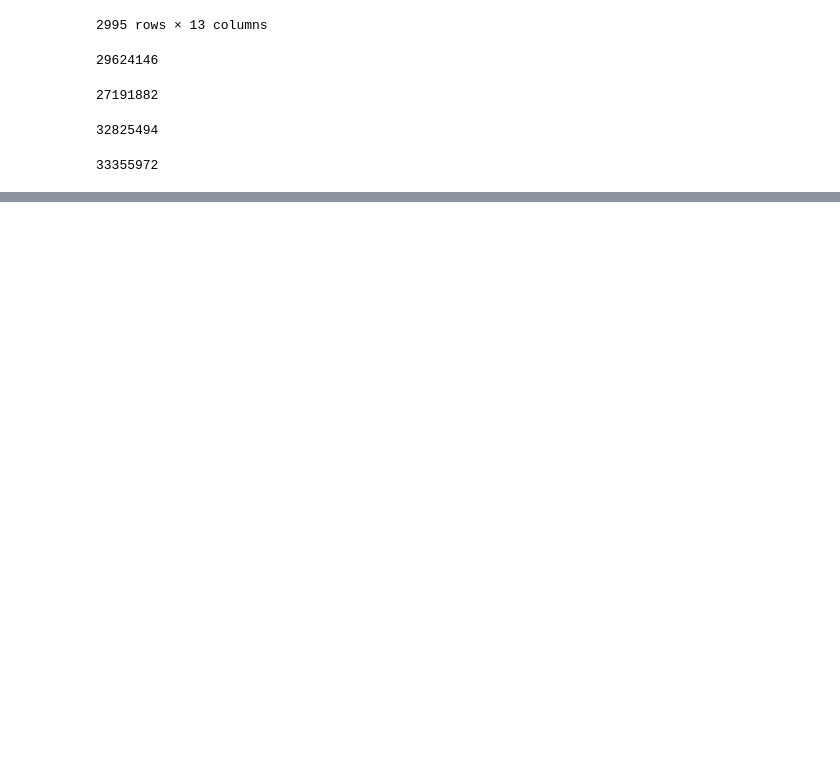
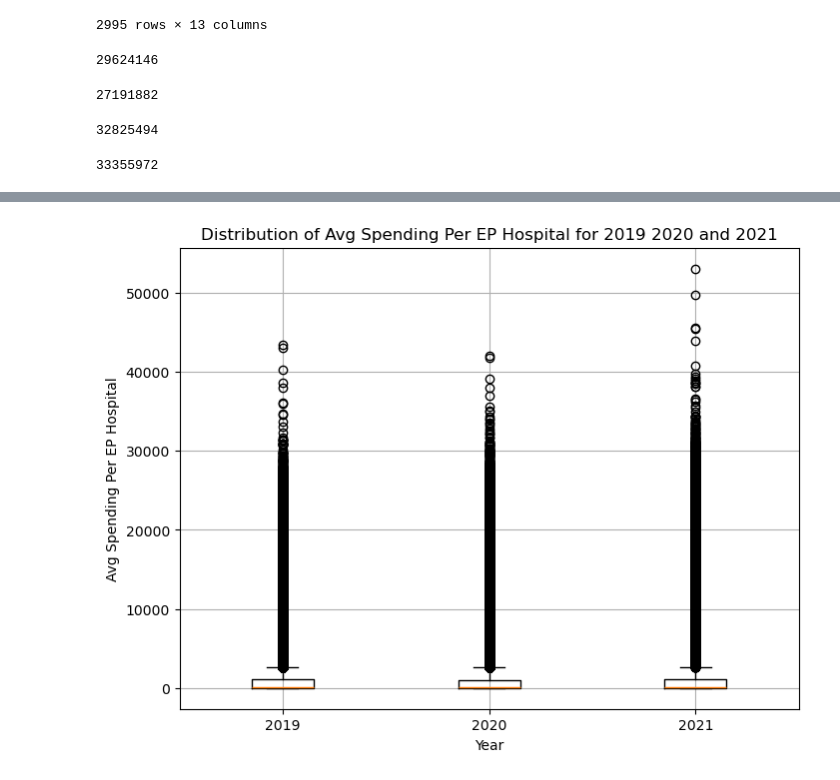
Before and after one commit to ZainabShafi/MEDICARE_EXPENDITURES_ANALYSIS, a Jupyter notebook: Project_1_DFs.ipynb, the cells around one changed output, grey strips where cells are left out. Cells and saved outputs as stored; diff of their text form; code cells hidden in the pictures; blank space fills up the shorter version.

```diff
--- a/Project_1_DFs.ipynb
+++ b/Project_1_DFs.ipynb
@@ -1,5 +1,7 @@
 # %%
 import pandas as pd
 # %%
-medicare_2019 = pd.read_csv("/Users/zainabshafi/Desktop/Project_1/Medicare_Hospital_Spending_by_Claim_2019.csv",encoding='utf-8')
+#medicare_2019 = pd.read_csv("/Users/zainabshafi/Desktop/Project_1/Medicare_Hospital_Spending_by_Claim_2019.csv",encoding='utf-8')
+
+medicare_2019 = pd.read_csv("Resources/Medicare_Hospital_Spending_by_Claim_2019.csv",encoding='utf-8')
 # %%
@@ -635,0 +679,14 @@ period_2022["Avg Spndg Per EP Hospital"].sum()
+# %%
+# Combine the datasets for analysis
+combined_data = pd.concat([medicare_2019, medicare_2020, medicare_2021])
+
+# Plot boxplot to compare the distribution of average spending per EP hospital for 2019 and 2020
+plt.figure(figsize=(8, 6))
+plt.boxplot([medicare_2019['Avg Spndg Per EP Hospital'], medicare_2020['Avg Spndg Per EP Hospital'], medicare_2021['Avg Spndg Per EP Hospital']], labels=['2019', '2020', '2021'])
+plt.xlabel('Year')
+plt.ylabel('Avg Spending Per EP Hospital')
+plt.title('Distribution of Avg Spending Per EP Hospital for 2019 2020 and 2021')
+plt.grid(True)
+plt.show()
+# %% [output]
+[figure, added]
```
Also changed, not shown: parts of 6 cells of this notebook.
